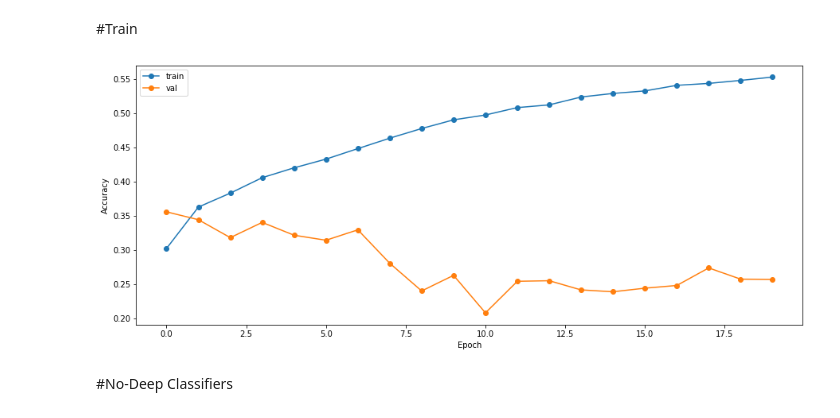
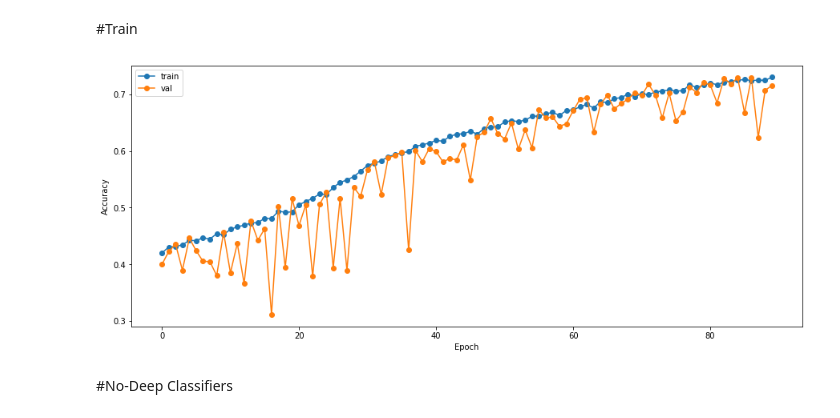
Before and after one commit to MauriVass/ComplexUpper-LimbMovements, a Jupyter notebook: Complex_Upper_Limb_Movements.ipynb, the cells around one changed output. Cells and saved outputs as stored; diff of their text form; code cells hidden in the pictures.

```diff
--- a/Complex_Upper_Limb_Movements.ipynb
+++ b/Complex_Upper_Limb_Movements.ipynb
@@ -227,7 +216,7 @@ val_size = 0.1
 TIME_STEPS = 64
 STEP = int(TIME_STEPS * 3 / 4)
 
-use_validation = False
+use_validation = True
 
 #Total number of entries and flag(total==0)
 total = 0
@@ -239,7 +228,7 @@ tf_X_val = None
 tf_y_val = None
 for k,v in datasets.items():
   for ds in v:
-    X, y = create_dataset(ds[['X', 'Y', 'Z']], ds.action, TIME_STEPS, STEP)
+    X, y = create_dataset(ds[['X', 'Y', 'Z']], ds.action, TIME_STEPS, STEP, feature_extrac=( not use_validation))
     #Fixed split
     # train_x_tmp = X[:int(len(X)*train_size)]
     # train_y_tmp = y[:int(len(y)*train_size)]
@@ -380,7 +369,7 @@ model.add(keras.layers.Dense(y_train.shape[1], activation='softmax'))
 # %%
 modelname = 'Conv LSTM'
 
-n_steps, n_length = 4, 32
+n_steps, n_length = 8, 16
 X_train = tf.squeeze(tf.reshape(tf_X_train, (-1, tf_X_train.shape[0], n_steps, 1, n_length, tf_X_train.shape[2])), axis=[0])
 X_test = tf.squeeze(tf.reshape(tf_X_test, (-1, tf_X_test.shape[0], n_steps, 1, n_length, tf_X_test.shape[2])), axis=[0])
 X_val = tf.squeeze(tf.reshape(tf_X_val, (-1, tf_X_val.shape[0], n_steps, 1, n_length, tf_X_val.shape[2])), axis=[0])
@@ -388,9 +377,11 @@ X_val = tf.squeeze(tf.reshape(tf_X_val, (-1, tf_X_val.shape[0], n_steps, 1, n_le
 # define model
 model = keras.Sequential()
 model.add(keras.layers.ConvLSTM2D(filters=128, kernel_size=(1,3), activation='relu', input_shape=(n_steps, 1, n_length, tf_X_train.shape[-1])))
+model.add(keras.layers.BatchNormalization())
 model.add(keras.layers.Dropout(0.5))
 model.add(keras.layers.Flatten())
 model.add(keras.layers.Dense(256, activation='relu'))
+model.add(keras.layers.BatchNormalization())
 model.add(keras.layers.Dense(y_train.shape[1], activation='softmax'))
 # %%
 callbacks = []
@@ -407,7 +398,7 @@ callbacks.append(model_checkpoint_callback)
 early_stopping = tf.keras.callbacks.EarlyStopping(
   monitor=monitor, min_delta=0, patience=8, mode='auto',
   baseline=None, restore_best_weights=True, verbose=1)
-callbacks.append(early_stopping)
+# callbacks.append(early_stopping)
 
 reduce_lr = tf.keras.callbacks.ReduceLROnPlateau(monitor=monitor, factor=0.5,
                               patience=2, min_lr=0.0001, verbose=1)
@@ -431,7 +422,7 @@ model.compile(loss='categorical_crossentropy', optimizer='adam', metrics=['acc']
 
 history = model.fit(
     X_train, y_train,
-    epochs=100,
+    epochs=128,
     initial_epoch=0,
     batch_size=64,
     validation_data=(X_val,y_val),
@@ -445,12 +436,13 @@ print(X_train[10000], y_train[10000])
 %tensorboard --logdir logs
 # %%
 plt.figure(figsize=(15, 6))
-plt.plot(history.history['acc'], label='train', marker='o')
-plt.plot(history.history['val_acc'], label='val', marker='o')
+start = 10
+plt.plot(history.history['acc'][start:], label='train', marker='o')
+plt.plot(history.history['val_acc'][start:], label='val', marker='o')
 plt.xlabel('Epoch')
 plt.ylabel('Accuracy')
 plt.legend();
 # %% [output]
-[figure, old version]
+[figure, new version]
 # %%
 model.load_weights(checkpoint_path)
```
Also changed, not shown: parts of 17 cells of this notebook.
